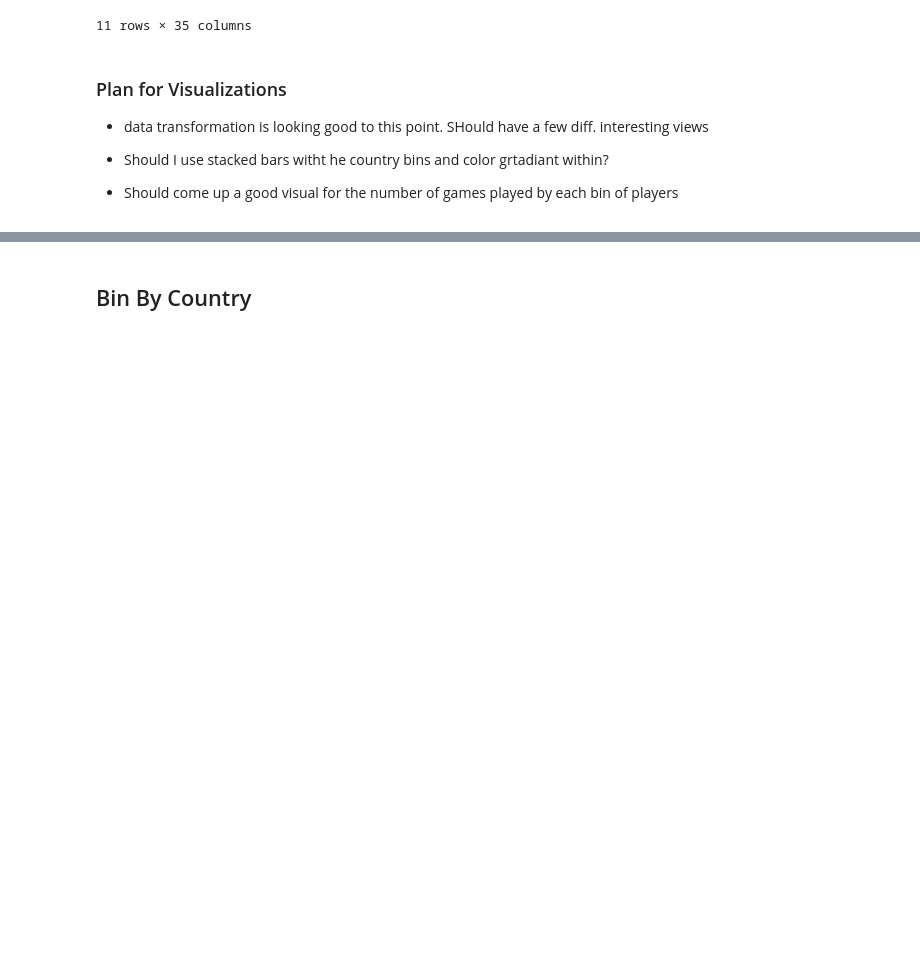
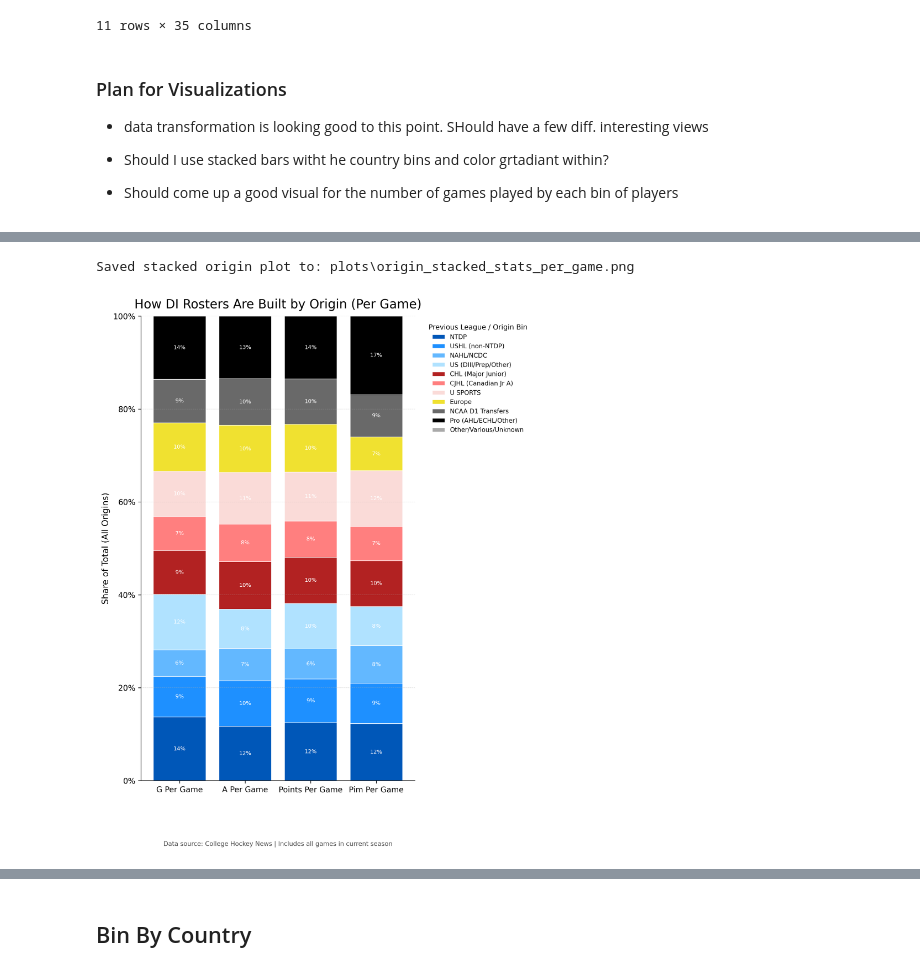
Before and after one commit to JSmith1826/college_hockey_2526, a Jupyter notebook: workbook/visualization_scripts/scoring_by_player_origin.ipynb, the cells around one changed output, grey strips where cells are left out. Saved outputs shown, nothing was run; the diff lists cells and outputs as text; code cells hidden in the pictures; blank space fills up the shorter version.

```diff
--- a/workbook/visualization_scripts/scoring_by_player_origin.ipynb
+++ b/workbook/visualization_scripts/scoring_by_player_origin.ipynb
@@ -692,0 +1075,17 @@ memory usage: 3.4 KB
+# %%
+# Stacked bar with per game stats
+metrics_per_game = ("G_per_game", "A_per_game", "Pts_per_game",  "PIM_per_game")
+
+fig, ax = plot_origin_stacked_stats(
+    df=origin_df,
+    bin_color_mapping=bin_color_mapping,
+    metrics=metrics_per_game,
+    normalize=True,  # 100% stacked (shares)
+    sort_bins_by="Player_Count",
+    title="How DI Rosters Are Built by Origin (Per Game)",
+    footnote="Data source: College Hockey News | Includes all games in current season",
+    output_path="plots/origin_stacked_stats_per_game.png",
+)
+# %% [output]
+Saved stacked origin plot to: plots\origin_stacked_stats_per_game.png
+[figure, added]
```
Also changed, not shown: parts of 16 cells of this notebook, 5 other files.
